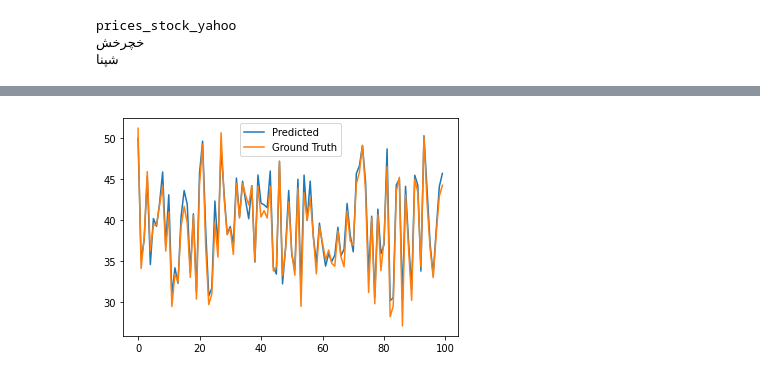
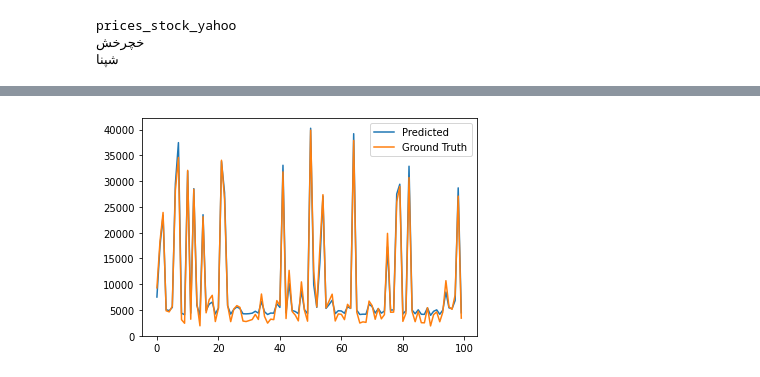
Before and after one commit to ZahraDehghanian97/stock_market, a Jupyter notebook: RNN.ipynb, the cells around one changed output, grey strips where cells are left out. Saved outputs shown, nothing was run; the diff lists cells and outputs as text; code cells hidden in the pictures.

```diff
--- a/RNN.ipynb
+++ b/RNN.ipynb
@@ -45,9 +45,10 @@ prices_stock_yahoo
 خچرخش
 شپنا
 # %%
-prices = pd.read_csv('tickers_data/prices_stock_yahoo.csv', index_col=['date'])
+# prices = pd.read_csv('tickers_data/prices_stock_yahoo.csv', index_col=['date'])
+prices = pd.read_csv('tickers_data/شپنا.csv', index_col=['date'])
 # selecting YHOO stocks
-yahoo = prices[prices['symbol']=='YHOO']
+yahoo = prices[prices['symbol']=='Sapna']
 
 # preparing input features
 yahoo = yahoo.drop(['symbol'], axis=1)
@@ -136 +137 @@ Testing Accuracy:  97.83 %
-[figure, old version]
+[figure, new version]
```
Also changed, not shown: parts of 2 cells of this notebook.
